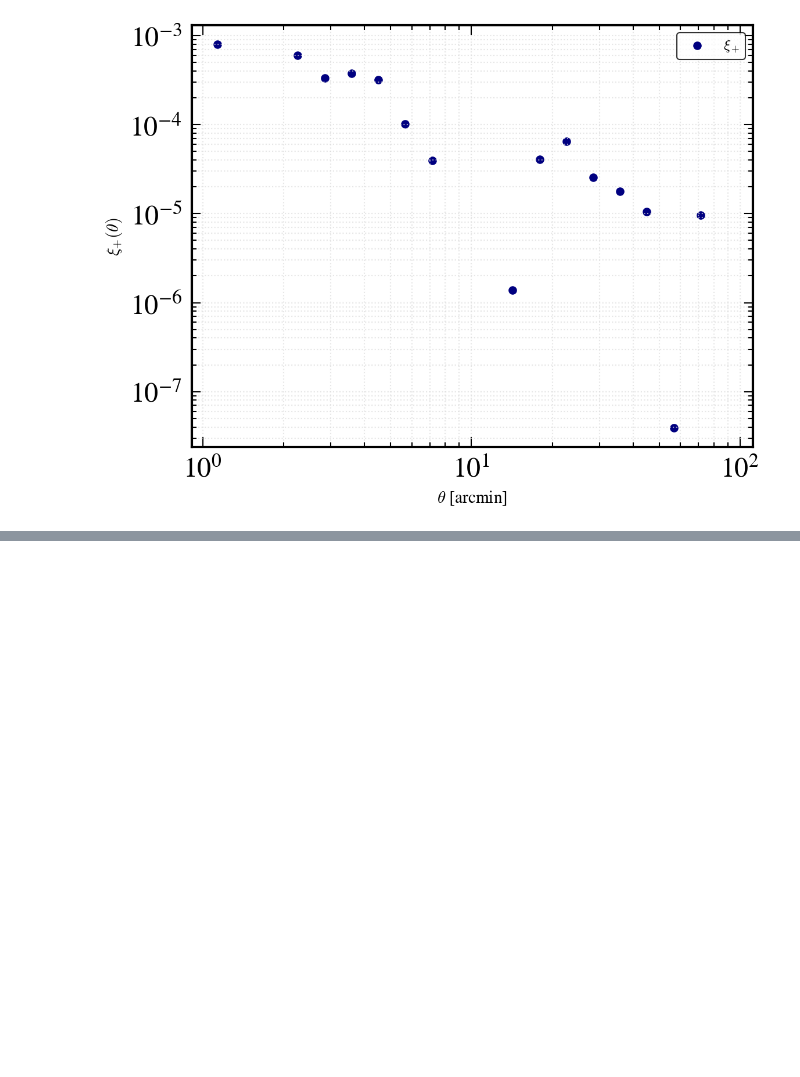
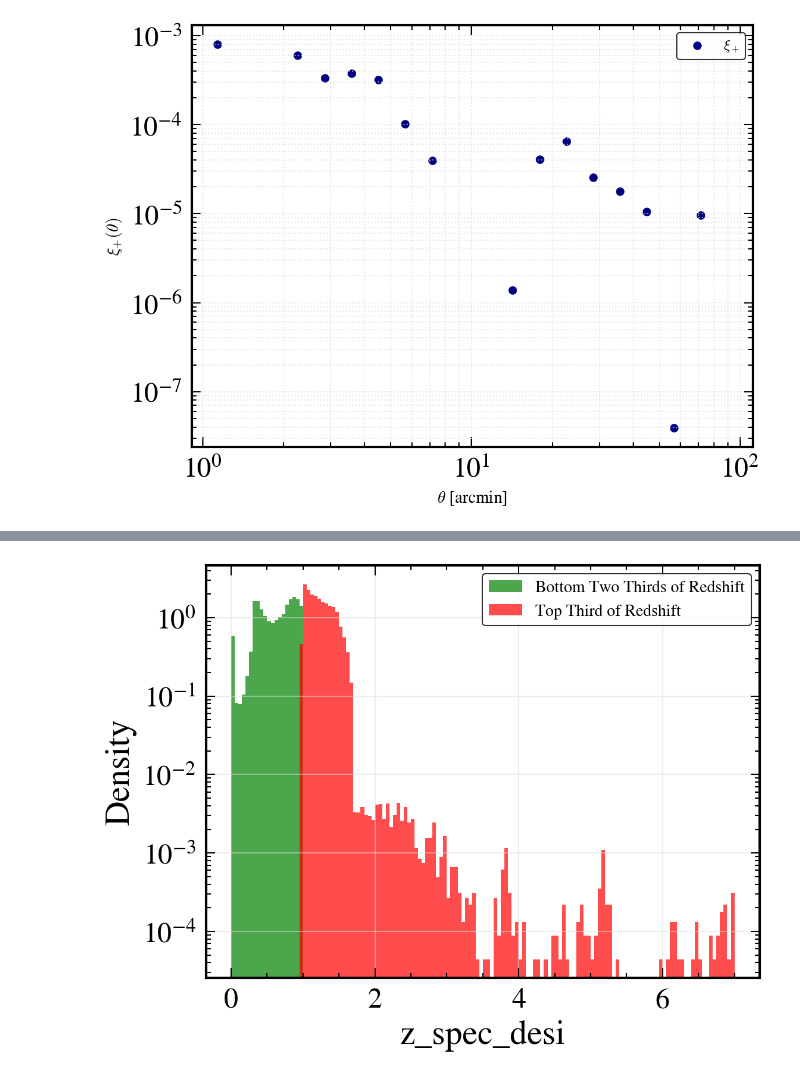
Before and after one commit to darynaYus/cosmic-shear-with-spec-z, a Jupyter notebook: treecorr/desiy5_hscy3.ipynb, the cells around one changed output, grey strips where cells are left out. Cells and saved outputs as stored; diff of their text form; code cells hidden in the pictures; blank space fills up the shorter version.

```diff
--- a/treecorr/desiy5_hscy3.ipynb
+++ b/treecorr/desiy5_hscy3.ipynb
@@ -124,0 +216,16 @@ plt.show()
+# %%
+max_z = max(hsc_bottom_two_thirds['Z_BEST'].max(), hsc_top_third['Z_BEST'].max())
+shared_bins = np.arange(0, max_z + 0.05, 0.05)
+
+fig, ax = plt.subplots(figsize=(8,6))
+
+ax.hist(hsc_bottom_two_thirds['Z_BEST'], bins=shared_bins, density=True, color="green", alpha=0.7, label="Bottom Two Thirds of Redshift")
+ax.hist(hsc_top_third['Z_BEST'], bins=shared_bins, density=True, color="red", alpha=0.7, label="Top Third of Redshift")
+
+ax.legend()
+ax.set_xlabel("z_spec_desi")
+ax.set_ylabel("Density")
+ax.set_yscale('log')
+plt.show()
+# %% [output]
+[figure, added]
```
Also changed, not shown: parts of 25 cells of this notebook, 3 other files.
